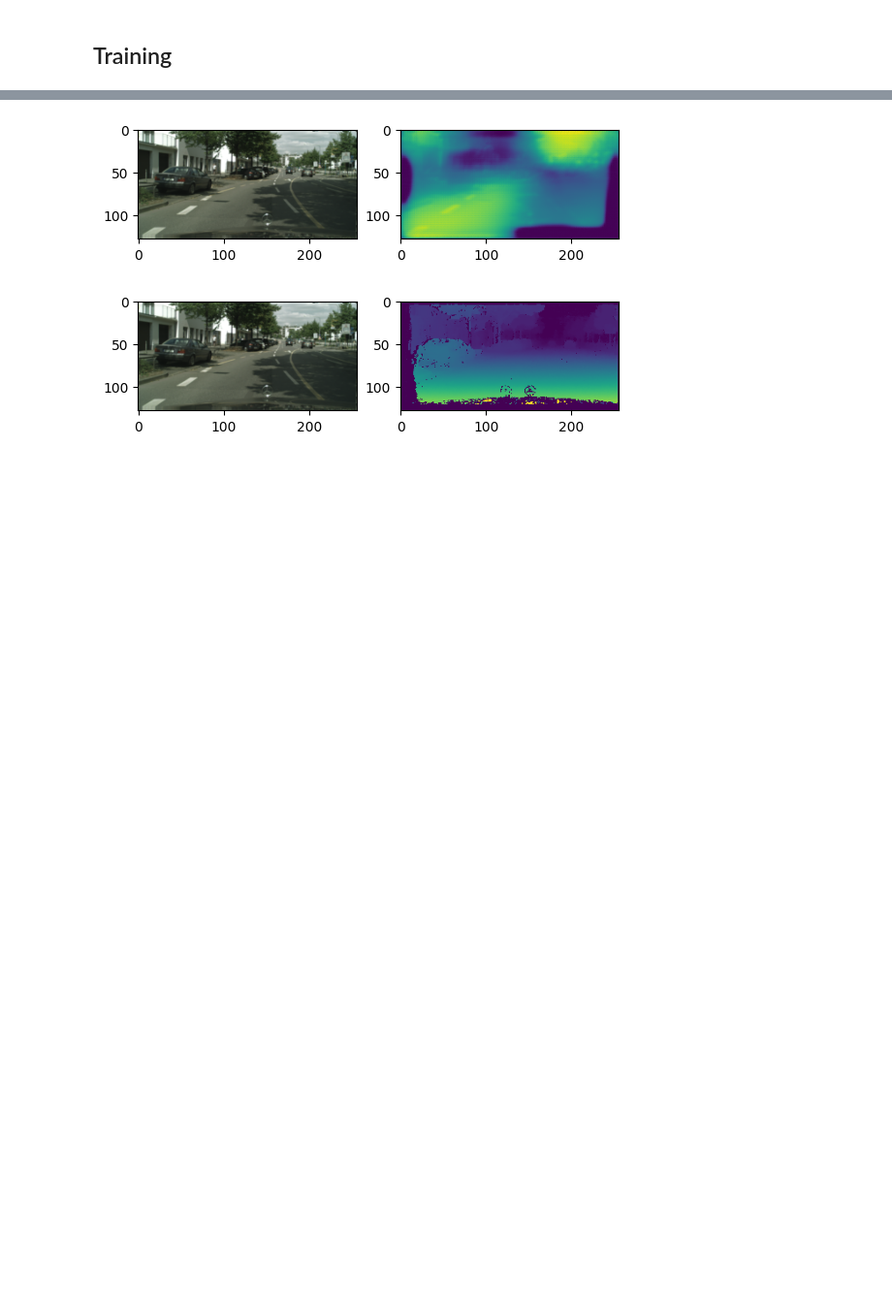
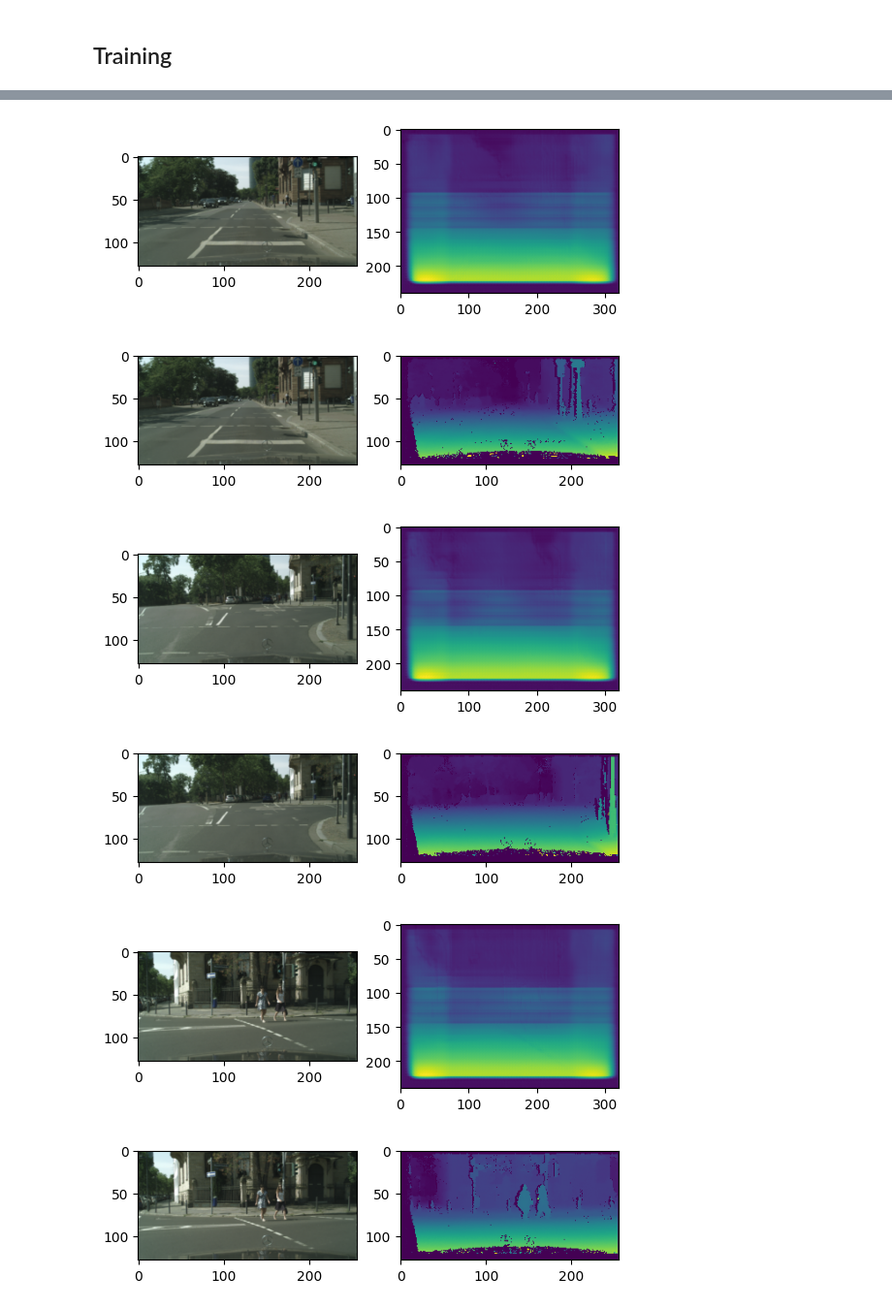
Before and after one commit to ekohachi22/MonocularDepthEstimation, a Jupyter notebook: notebooks/experiments.ipynb, the cells around one changed output, grey strips where cells are left out. Shown at 97% size. Cells and saved outputs as stored; diff of their text form; code cells hidden in the pictures; blank space fills up the shorter version.

```diff
--- a/notebooks/experiments.ipynb
+++ b/notebooks/experiments.ipynb
@@ -66,16 +66,31 @@ array([[[[0.68627451, 0.67058824, 0.49411765, ..., 0.17254902,
           0.24705882, 0.24313725],
          [0.3254902 , 0.3254902 , 0.32941176, ..., 0.24313725,
           0.24313725, 0.24313725]]]], shape=(1, 3, 128, 256))
+# %%
+import albumentations as A
+from albumentations.pytorch import ToTensorV2
+
+def preprocess_input(image_np):
+    transform = A.Compose([
+        A.Resize(240, 320),
+        ToTensorV2()
+    ])
+    augmented = transform(image=image_np)["image"]
+    return augmented.unsqueeze(0)
 # %%
-i = 180
+model._model.eval()
 
-x = torch.Tensor(np.transpose(test_data["img"][i][np.newaxis], (0, 3, 1, 2)))
-x = x.to(device='cuda')
-d = model._model(x).detach().cpu().numpy()[0]
-d = np.transpose(d, (1, 2, 0))
+for i in range(10, 20):
+    x = preprocess_input(test_data["img"][i]).to('cuda').float()
+    d = model._model(x).detach().cpu().numpy()[0]
+    d = np.transpose(d, (1, 2, 0))
 
-data_visualize.visualize_image_depth(test_data["img"][i], d)
-data_visualize.visualize_image_depth(test_data["img"][i], test_data["depth"][i])
+    data_visualize.visualize_image_depth(test_data["img"][i], d)
+    data_visualize.visualize_image_depth(test_data["img"][i], test_data["depth"][i])
 # %% [output]
-[figure, old version]
+[figure, new version]
-[figure, old version]
+[figure, new version]
+[figure, added]
+[figure, added]
+[figure, added]
+[figure, added]
```
Also changed, not shown: parts of 2 cells of this notebook.
